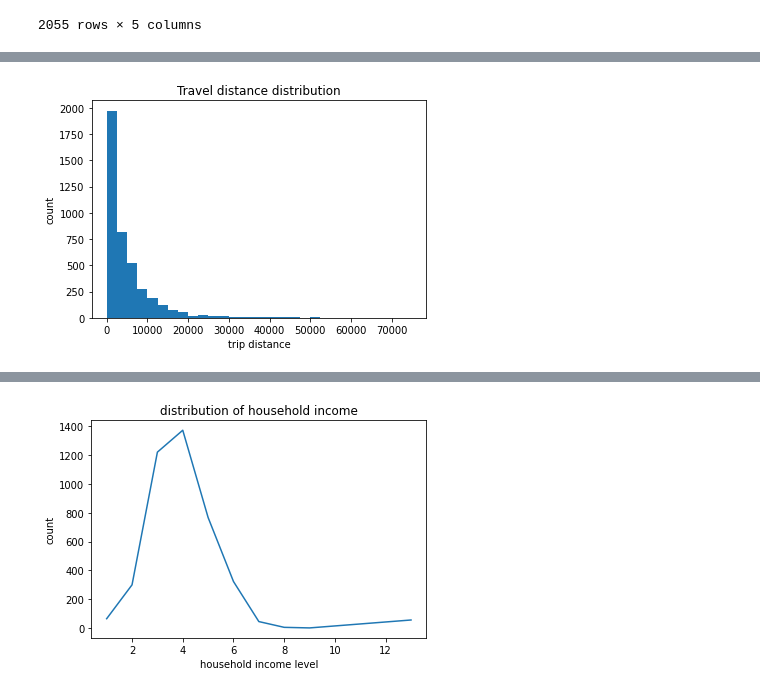
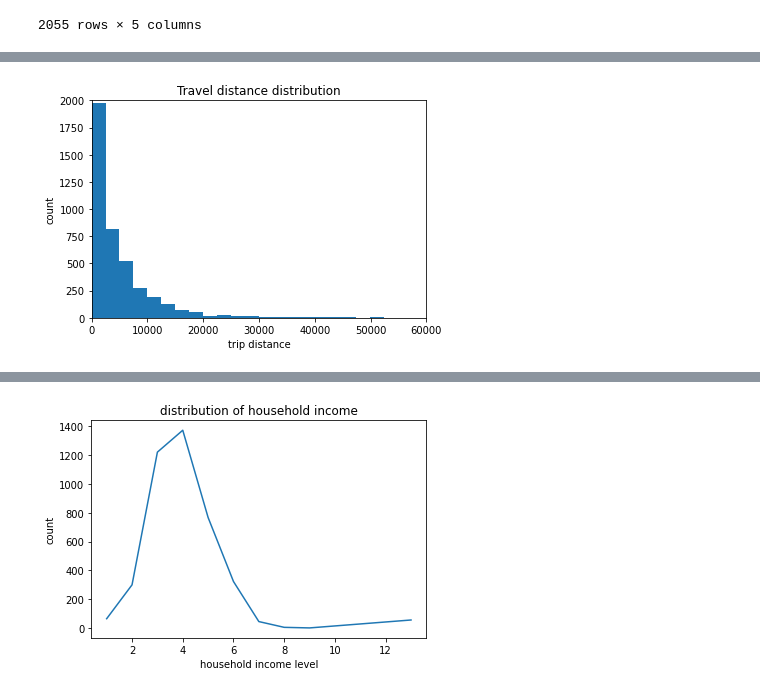
Before and after one commit to W-Hailey/python_ML, a Jupyter notebook: project_1.ipynb, the cells around one changed output, grey strips where cells are left out. Cells and saved outputs as stored; diff of their text form; code cells hidden in the pictures.

```diff
--- a/project_1.ipynb
+++ b/project_1.ipynb
@@ -55,8 +72,10 @@ data[male]
 # %%
+#旅次距離分布_總人口
 plt.hist(data["trip_dis"], bins=30)
 plt.title("Travel distance distribution")
 plt.xlabel("trip distance")
 plt.ylabel("count")
+plt.axis([0,60000,0,2000])
 plt.show()
 # %% [output]
-[figure, old version]
+[figure, new version]
```
Also changed, not shown: parts of 4 cells of this notebook.
